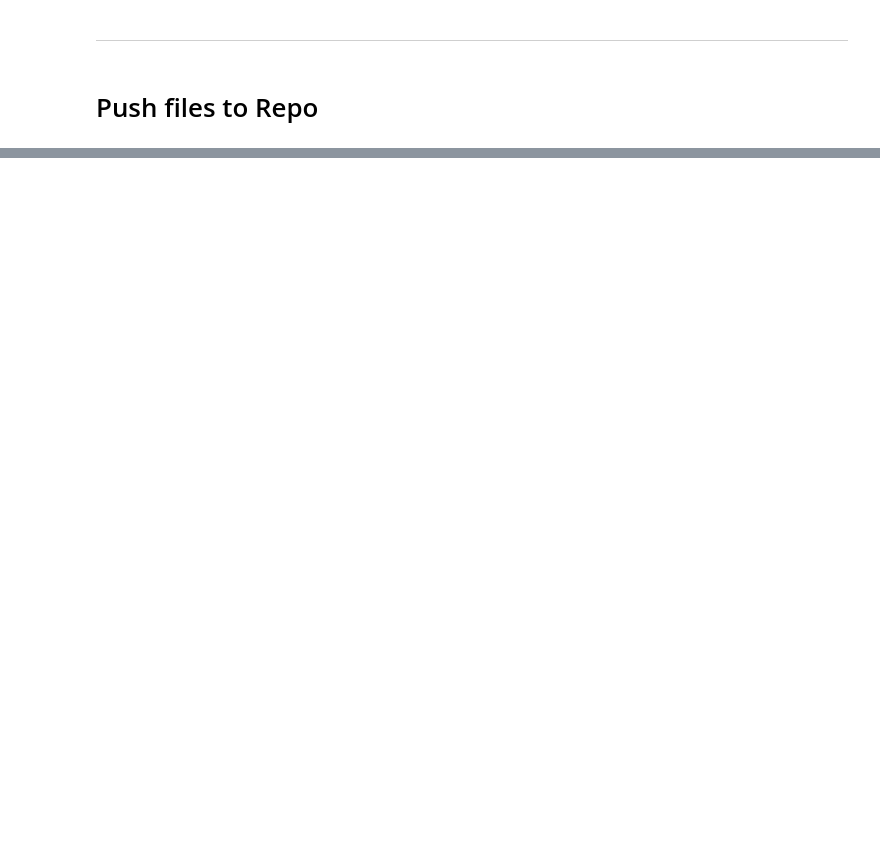
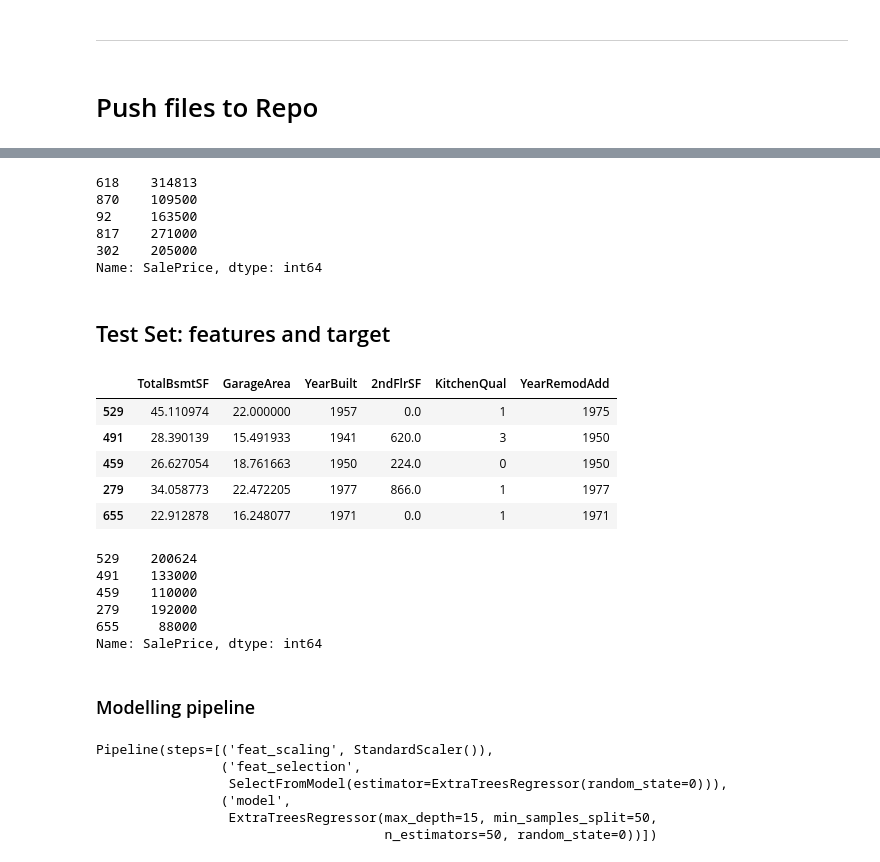
Before and after one commit to Ismino/housepricepred2, a Jupyter notebook: jupyter_notebooks/Modelling and Evaluation - Predict House Price.ipynb5.ipynb, the cells around one changed output, grey strips where cells are left out. Cells and saved outputs as stored; diff of their text form; code cells hidden in the pictures; blank space fills up the shorter version.

```diff
--- a/jupyter_notebooks/Modelling and Evaluation - Predict House Price.ipynb5.ipynb
+++ b/jupyter_notebooks/Modelling and Evaluation - Predict House Price.ipynb5.ipynb
@@ -683,0 +728,9 @@ except Exception as e:
+# %%
+y_train.head()
+# %% [output]
+618    314813
+870    109500
+92     163500
+817    271000
+302    205000
+Name: SalePrice, dtype: int64
@@ -683,0 +739,11 @@ except Exception as e:
+# %% [markdown]
+## Test Set: features and target
+# %%
+X_test.head()
+# %% [output]
+|  | TotalBsmtSF | GarageArea | YearBuilt | 2ndFlrSF | KitchenQual | YearRemodAdd |
+| 529 | 45.110974 | 22.000000 | 1957 | 0.0 | 1 | 1975 |
+| 491 | 28.390139 | 15.491933 | 1941 | 620.0 | 3 | 1950 |
+| 459 | 26.627054 | 18.761663 | 1950 | 224.0 | 0 | 1950 |
+| 279 | 34.058773 | 22.472205 | 1977 | 866.0 | 1 | 1977 |
+| 655 | 22.912878 | 16.248077 | 1971 | 0.0 | 1 | 1971 |
@@ -683,0 +752,9 @@ except Exception as e:
+# %%
+y_test.head()
+# %% [output]
+529    200624
+491    133000
+459    110000
+279    192000
+655     88000
+Name: SalePrice, dtype: int64
@@ -683,0 +763,11 @@ except Exception as e:
+# %% [markdown]
+### Modelling pipeline
+# %%
+optimal_regression_pipeline
+# %% [output]
+Pipeline(steps=[('feat_scaling', StandardScaler()),
+                ('feat_selection',
+                 SelectFromModel(estimator=ExtraTreesRegressor(random_state=0))),
+                ('model',
+                 ExtraTreesRegressor(max_depth=15, min_samples_split=50,
+                                     n_estimators=50, random_state=0))])
```
Also changed, not shown: parts of 18 cells of this notebook, 7 other files.
